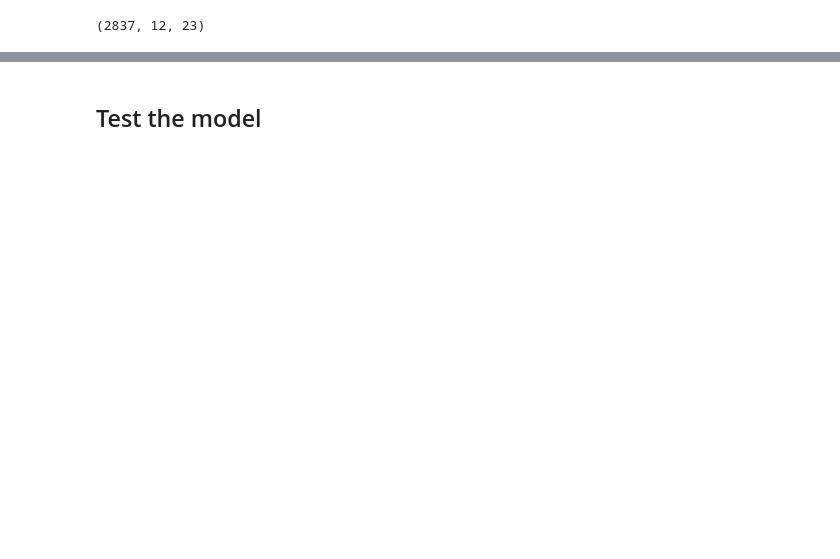
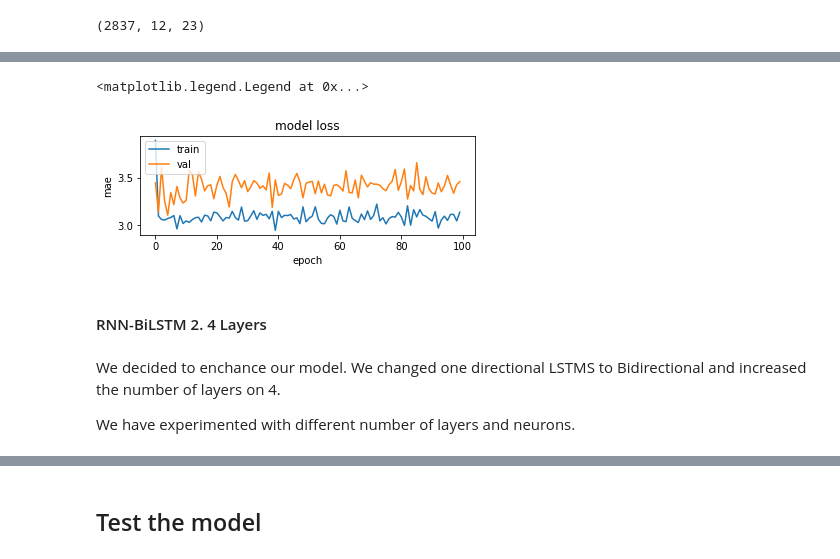
Before and after one commit to Alicegaz/DLAssignments, a Jupyter notebook: Assignment3/How_much_did_it_rain/Untitled.ipynb, the cells around one changed output, grey strips where cells are left out. Drawn from its saved outputs; the diff is of its cells as text; code cells hidden in the pictures; blank space fills up the shorter version.

```diff
--- a/Assignment3/How_much_did_it_rain/Untitled.ipynb
+++ b/Assignment3/How_much_did_it_rain/Untitled.ipynb
@@ -214,0 +242,20 @@ with tf.Session() as sess:
+# %%
+plt.figure(1)
+
+#history of accuracy
+plt.subplot(211)
+plt.plot(loss_hist['mae']['train'])
+plt.plot(loss_hist['mae']['val'])
+plt.title('model loss')
+plt.ylabel('mae')
+plt.xlabel('epoch')
+plt.legend(['train', 'val'], loc='upper left')
+# %% [output]
+<matplotlib.legend.Legend at 0x...>
+[figure, added]
+# %% [markdown]
+#### RNN-BiLSTM 2. 4 Layers
+# %% [markdown]
+We decided to enchance our model. We changed one directional LSTMS to Bidirectional and increased the number of layers on 4.
+
+We have experimented with different number of layers and neurons.
```
Also changed, not shown: parts of 23 cells of this notebook.
